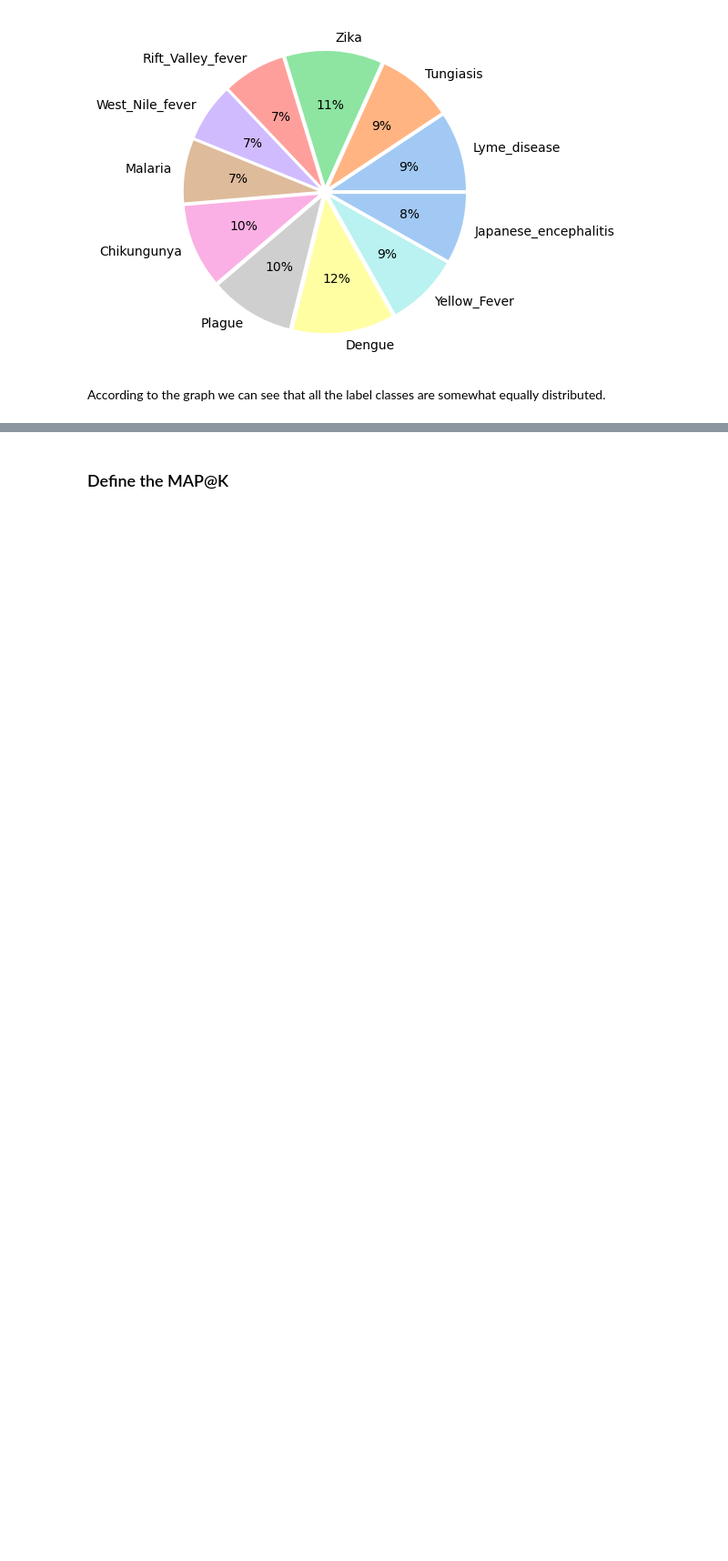
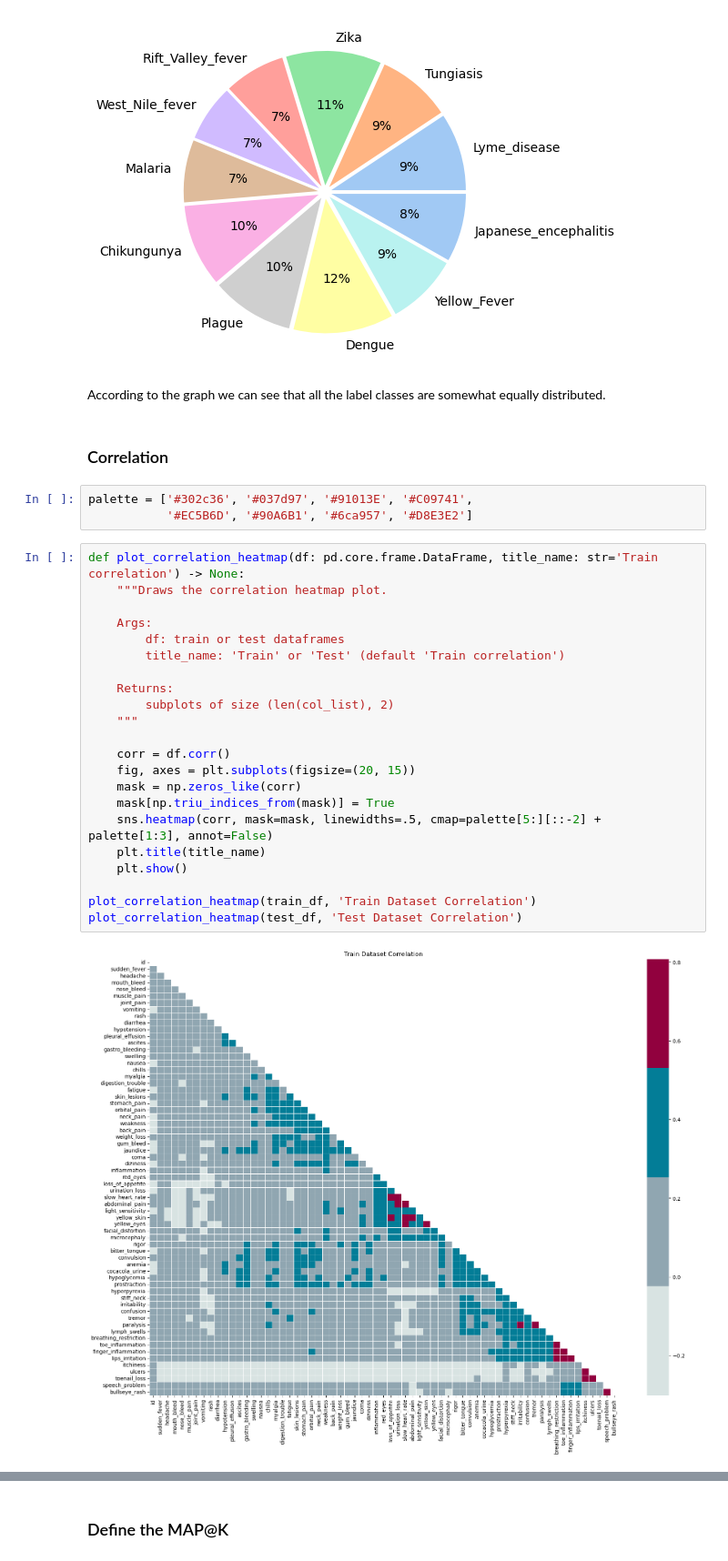
Before and after one commit to charu11/kaggle_competitions, a Jupyter notebook: ps-s3-e13.ipynb, the cells around one changed output, grey strips where cells are left out. Shown at 91% size. Saved outputs shown, nothing was run; the diff lists cells and outputs as text; blank space fills up the shorter version.

```diff
--- a/ps-s3-e13.ipynb
+++ b/ps-s3-e13.ipynb
@@ -95,3 +99,32 @@ plt.show()
 [figure]
 # %% [markdown]
 According to the graph we can see that all the label classes are somewhat equally distributed.
+# %% [markdown]
+### Correlation
+# %%
+palette = ['#302c36', '#037d97', '#91013E', '#C09741',
+           '#EC5B6D', '#90A6B1', '#6ca957', '#D8E3E2']
+# %%
+def plot_correlation_heatmap(df: pd.core.frame.DataFrame, title_name: str='Train correlation') -> None:
+    """Draws the correlation heatmap plot.
+
+    Args:
+        df: train or test dataframes
+        title_name: 'Train' or 'Test' (default 'Train correlation')
+
+    Returns:
+        subplots of size (len(col_list), 2)
+    """
+
+    corr = df.corr()
+    fig, axes = plt.subplots(figsize=(20, 15))
+    mask = np.zeros_like(corr)
+    mask[np.triu_indices_from(mask)] = True
+    sns.heatmap(corr, mask=mask, linewidths=.5, cmap=palette[5:][::-2] + palette[1:3], annot=False)
+    plt.title(title_name)
+    plt.show()
+
+plot_correlation_heatmap(train_df, 'Train Dataset Correlation')
+plot_correlation_heatmap(test_df, 'Test Dataset Correlation')
+# %% [output]
+[figure, added]
```
Also changed, not shown: parts of 16 cells of this notebook.
